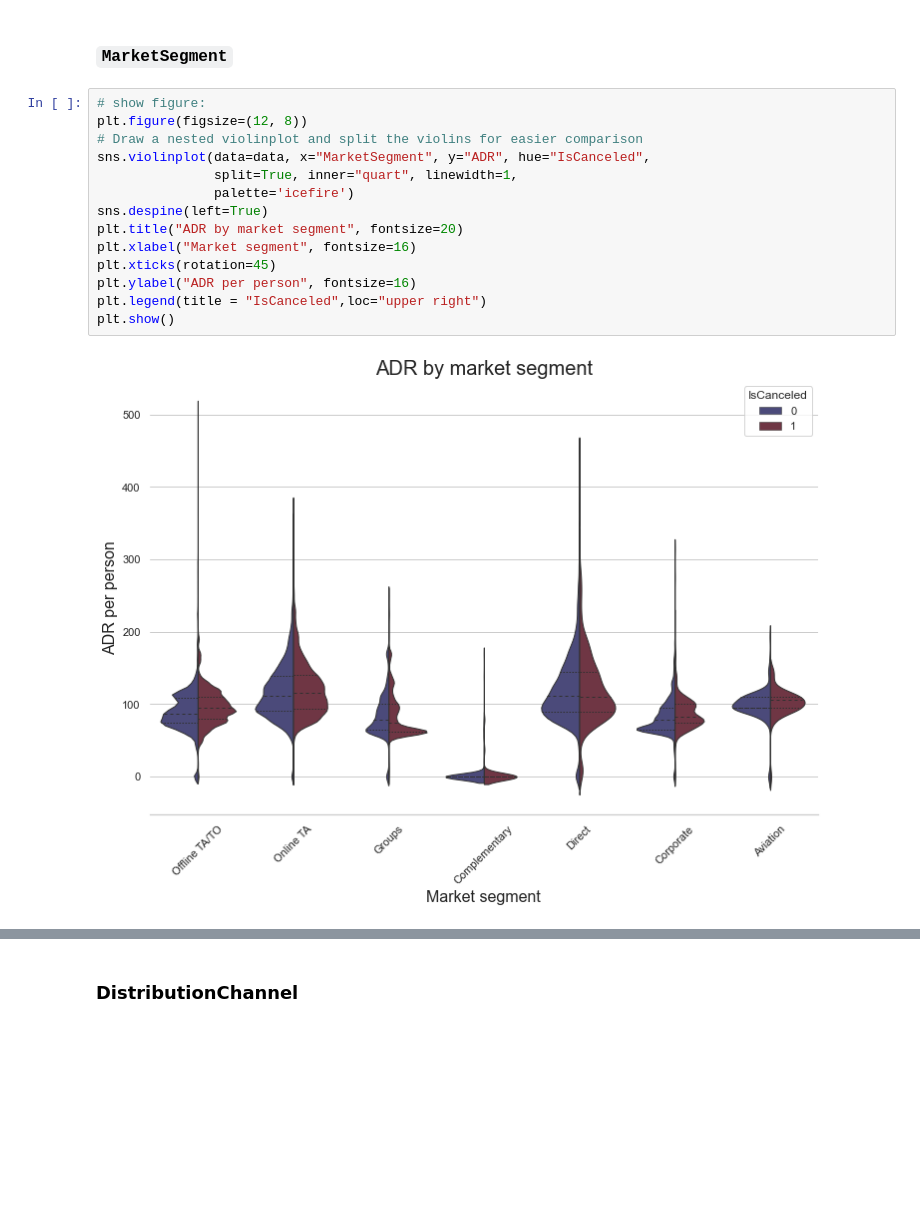
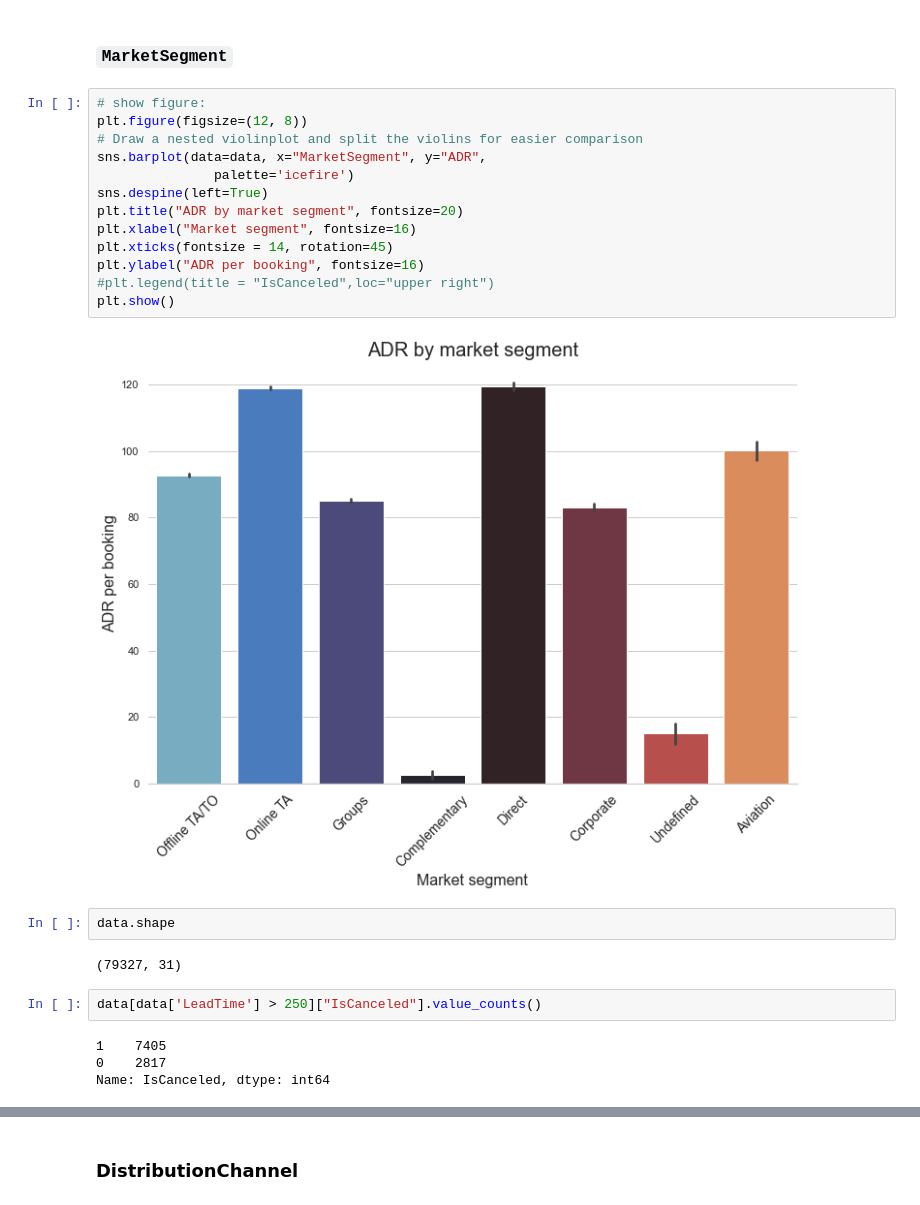
Before and after one commit to LorenzoPigozzi/Business_Cases, a Jupyter notebook: Case 2/Case 2_Phuc.ipynb, the cells around one changed output, grey strips where cells are left out. Drawn from its saved outputs; the diff is of its cells as text; blank space fills up the shorter version.

```diff
--- a/Case 2/Case 2_Phuc.ipynb
+++ b/Case 2/Case 2_Phuc.ipynb
@@ -480,16 +488,25 @@ Most of the bookings is from new customer, which might means that customer is no
 # %%
 # show figure:
 plt.figure(figsize=(12, 8))
 # Draw a nested violinplot and split the violins for easier comparison
-sns.violinplot(data=data, x="MarketSegment", y="ADR", hue="IsCanceled",
-               split=True, inner="quart", linewidth=1,
+sns.barplot(data=data, x="MarketSegment", y="ADR",
                palette='icefire')
 sns.despine(left=True)
 plt.title("ADR by market segment", fontsize=20)
 plt.xlabel("Market segment", fontsize=16)
-plt.xticks(rotation=45)
-plt.ylabel("ADR per person", fontsize=16)
-plt.legend(title = "IsCanceled",loc="upper right")
+plt.xticks(fontsize = 14, rotation=45)
+plt.ylabel("ADR per booking", fontsize=16)
+#plt.legend(title = "IsCanceled",loc="upper right")
 plt.show()
 # %% [output]
-[figure, old version]
+[figure, new version]
+# %%
+data.shape
+# %% [output]
+(79327, 31)
+# %%
+data[data['LeadTime'] > 250]["IsCanceled"].value_counts()
+# %% [output]
+1    7405
+0    2817
+Name: IsCanceled, dtype: int64
```
Also changed, not shown: parts of 70 cells of this notebook.
